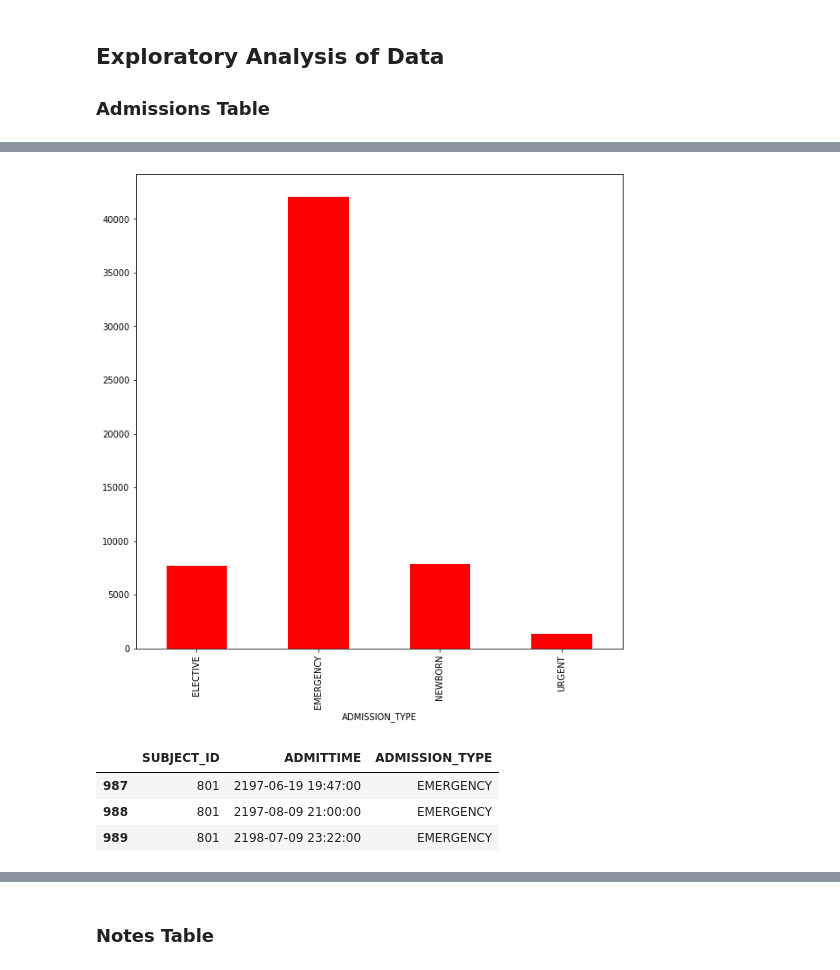
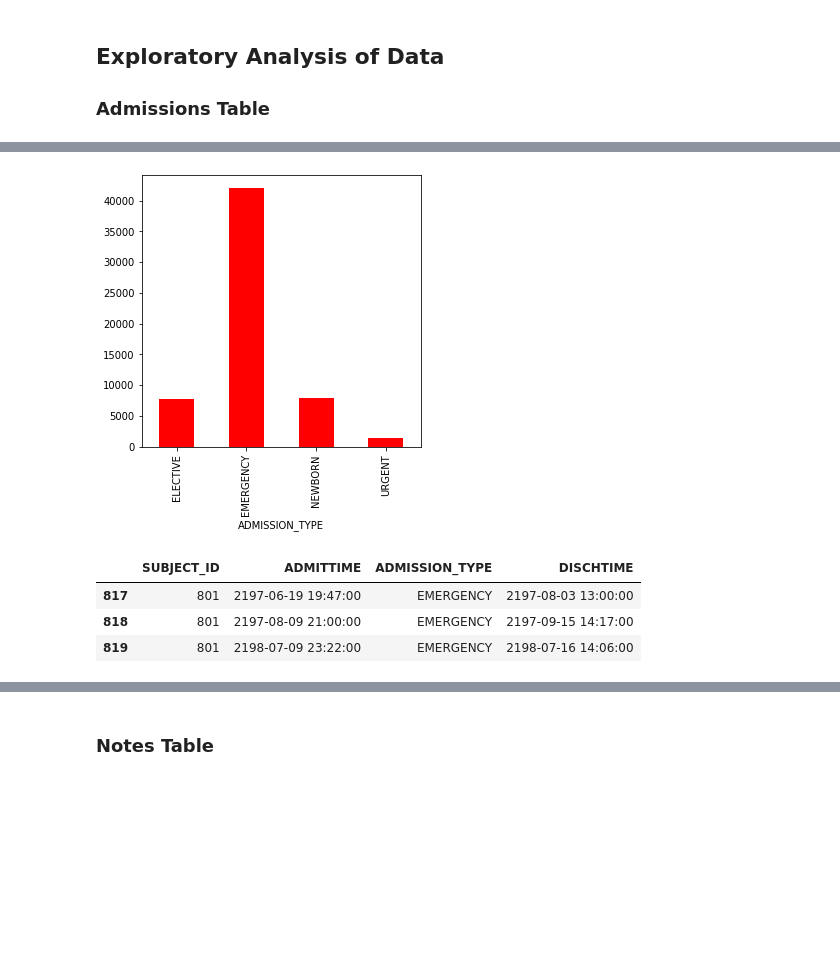
Before and after one commit to Assassinsarms/Disease-Prognosis-Prediction-using-Longitudinal-Electronic-Health-Records-and-Gated-Recurrent-Units, a Jupyter notebook: Aaron_Mir_INM706_Coursework.ipynb, the cells around one changed output, grey strips where cells are left out. Saved outputs shown, nothing was run; the diff lists cells and outputs as text; code cells hidden in the pictures; blank space fills up the shorter version.

```diff
--- a/Aaron_Mir_INM706_Coursework.ipynb
+++ b/Aaron_Mir_INM706_Coursework.ipynb
@@ -38,8 +37,8 @@ admission_data.head()
 | 3 | 24 | 24 | 161859 | 2139-06-06 16:14:00 | 2139-06-09 12:48:00 | NaN | EMERGENCY | TRANSFER FROM HOSP/EXTRAM | ... |
 | 4 | 25 | 25 | 129635 | 2160-11-02 02:06:00 | 2160-11-05 14:55:00 | NaN | EMERGENCY | EMERGENCY ROOM ADMIT | ... |
 # %%
-fig = plt.figure(figsize=(10,10))
+fig = plt.figure(figsize=(5,5))
 admission_data.groupby(['ADMISSION_TYPE']).size().plot.bar(color = 'red');
 # %% [output]
-[figure, old version]
+[figure, new version]
 # %%
@@ -51,9 +50,9 @@ admission_data = admission_data.sort_values(['SUBJECT_ID','ADMITTIME'])
 admission_data = admission_data.reset_index(drop = True)
 # %%
-admission_data.loc[admission_data.SUBJECT_ID  == 801, ['SUBJECT_ID','ADMITTIME','ADMISSION_TYPE']]
+admission_data.loc[admission_data.SUBJECT_ID  == 801, ['SUBJECT_ID','ADMITTIME','ADMISSION_TYPE', 'DISCHTIME']]      # looking at an example
 # %% [output]
-|  | SUBJECT_ID | ADMITTIME | ADMISSION_TYPE |
-| 987 | 801 | 2197-06-19 19:47:00 | EMERGENCY |
-| 988 | 801 | 2197-08-09 21:00:00 | EMERGENCY |
-| 989 | 801 | 2198-07-09 23:22:00 | EMERGENCY |
+|  | SUBJECT_ID | ADMITTIME | ADMISSION_TYPE | DISCHTIME |
+| 817 | 801 | 2197-06-19 19:47:00 | EMERGENCY | 2197-08-03 13:00:00 |
+| 818 | 801 | 2197-08-09 21:00:00 | EMERGENCY | 2197-09-15 14:17:00 |
+| 819 | 801 | 2198-07-09 23:22:00 | EMERGENCY | 2198-07-16 14:06:00 |
 # %%
```
Also changed, not shown: parts of 51 cells of this notebook.
